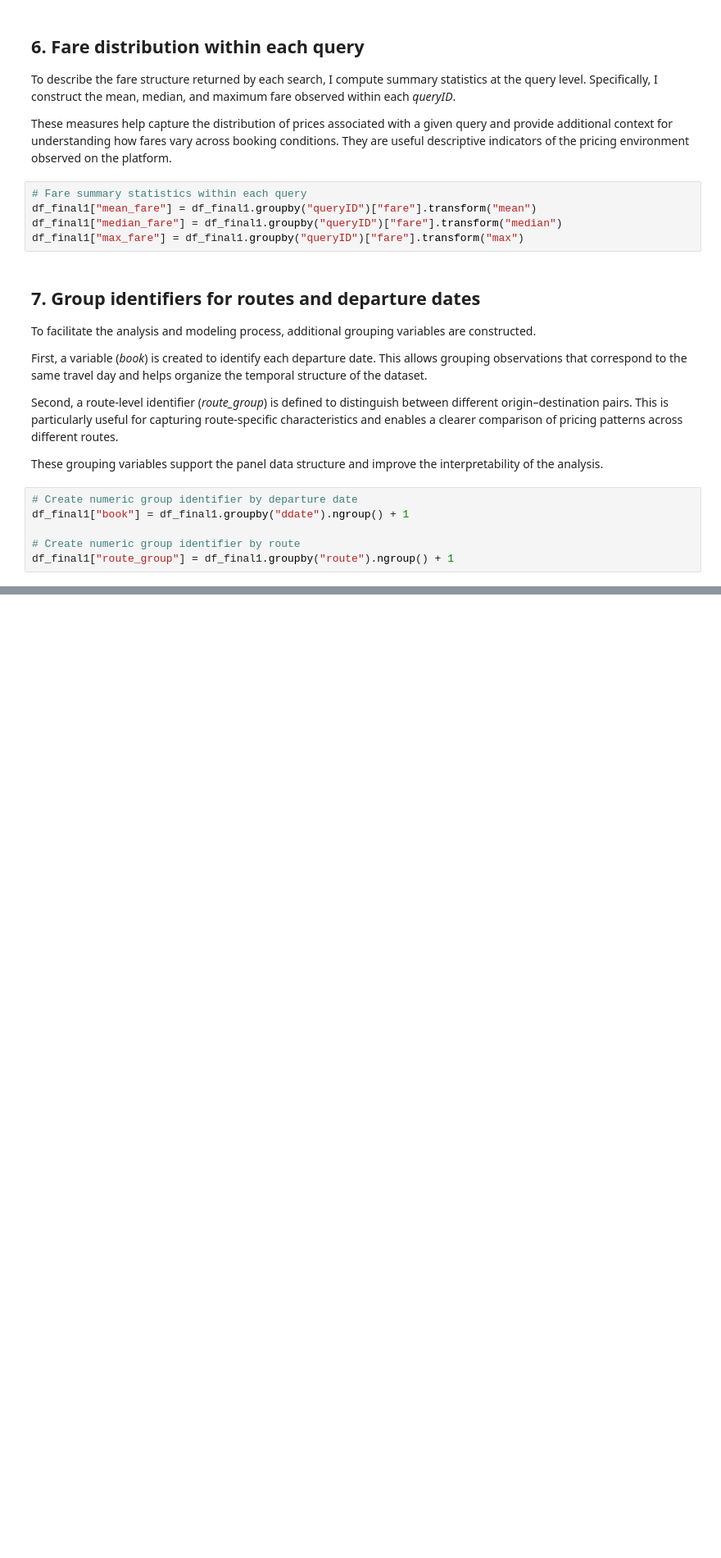
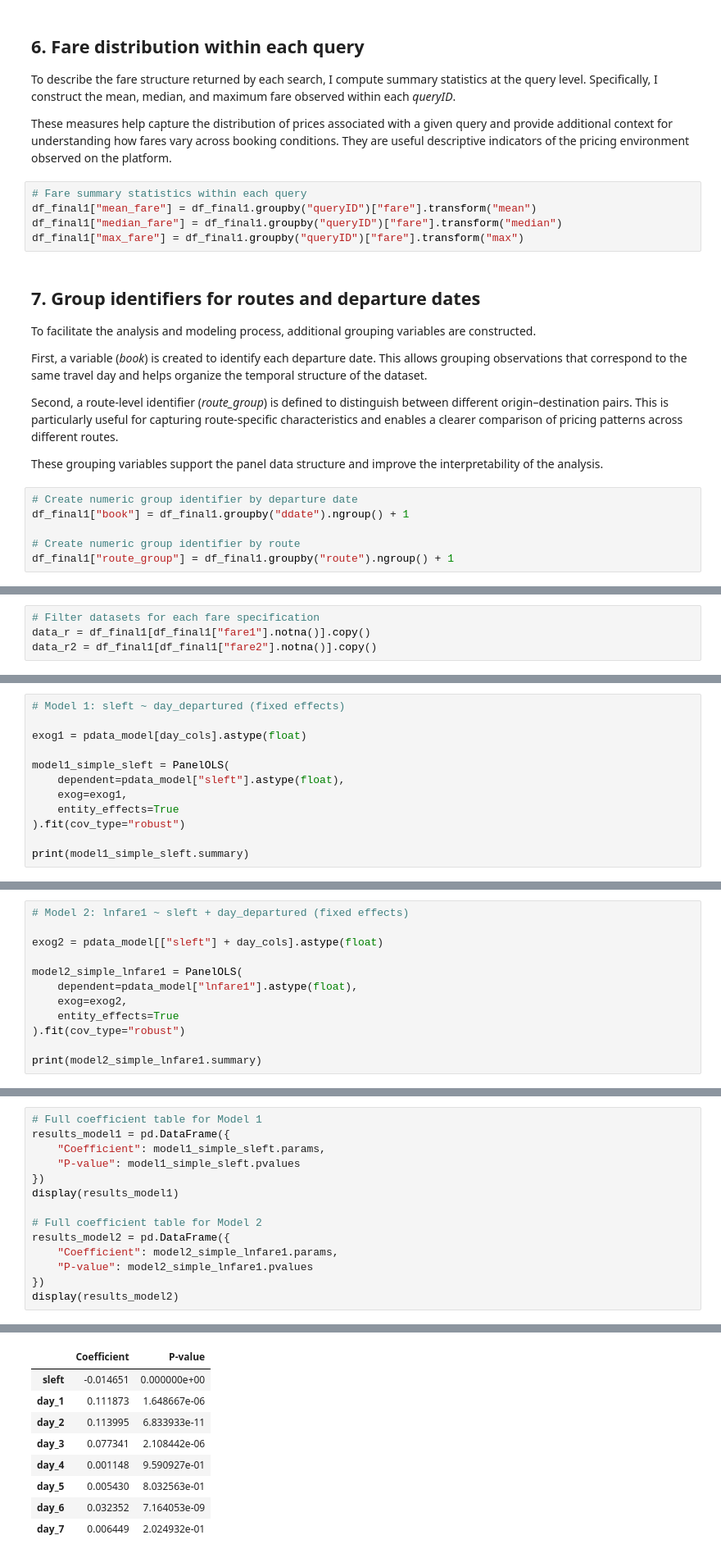
Before and after one commit to mopamerlin-boop/Portafolio, a Jupyter notebook: proyecto.ipynb, the cells around one changed output, grey strips where cells are left out. Shown at 82% size. Cells and saved outputs as stored; diff of their text form; blank space fills up the shorter version.

Commit message:
realizado el segundo modelo

```diff
--- a/proyecto.ipynb
+++ b/proyecto.ipynb
@@ -106,0 +259,4 @@ df_final1["route_group"] = df_final1.groupby("route").ngroup() + 1
+# %%
+# Filter datasets for each fare specification
+data_r = df_final1[df_final1["fare1"].notna()].copy()
+data_r2 = df_final1[df_final1["fare2"].notna()].copy()
@@ -106,0 +354,12 @@ df_final1["route_group"] = df_final1.groupby("route").ngroup() + 1
+# %%
+# Model 1: sleft ~ day_departured (fixed effects)
+
+exog1 = pdata_model[day_cols].astype(float)
+
+model1_simple_sleft = PanelOLS(
+    dependent=pdata_model["sleft"].astype(float),
+    exog=exog1,
+    entity_effects=True
+).fit(cov_type="robust")
+
+print(model1_simple_sleft.summary)
@@ -106,0 +395,12 @@ df_final1["route_group"] = df_final1.groupby("route").ngroup() + 1
+# %%
+# Model 2: lnfare1 ~ sleft + day_departured (fixed effects)
+
+exog2 = pdata_model[["sleft"] + day_cols].astype(float)
+
+model2_simple_lnfare1 = PanelOLS(
+    dependent=pdata_model["lnfare1"].astype(float),
+    exog=exog2,
+    entity_effects=True
+).fit(cov_type="robust")
+
+print(model2_simple_lnfare1.summary)
@@ -106,0 +437,15 @@ df_final1["route_group"] = df_final1.groupby("route").ngroup() + 1
+# %%
+# Full coefficient table for Model 1
+results_model1 = pd.DataFrame({
+    "Coefficient": model1_simple_sleft.params,
+    "P-value": model1_simple_sleft.pvalues
+})
+display(results_model1)
+
+# Full coefficient table for Model 2
+results_model2 = pd.DataFrame({
+    "Coefficient": model2_simple_lnfare1.params,
+    "P-value": model2_simple_lnfare1.pvalues
+})
+display(results_model2)
+# %% [output]
@@ -106,0 +460,9 @@ df_final1["route_group"] = df_final1.groupby("route").ngroup() + 1
+|  | Coefficient | P-value |
+| sleft | -0.014651 | 0.000000e+00 |
+| day_1 | 0.111873 | 1.648667e-06 |
+| day_2 | 0.113995 | 6.833933e-11 |
+| day_3 | 0.077341 | 2.108442e-06 |
+| day_4 | 0.001148 | 9.590927e-01 |
+| day_5 | 0.005430 | 8.032563e-01 |
+| day_6 | 0.032352 | 7.164053e-09 |
+| day_7 | 0.006449 | 2.024932e-01 |
```
Also changed, not shown: parts of 21 cells of this notebook.
